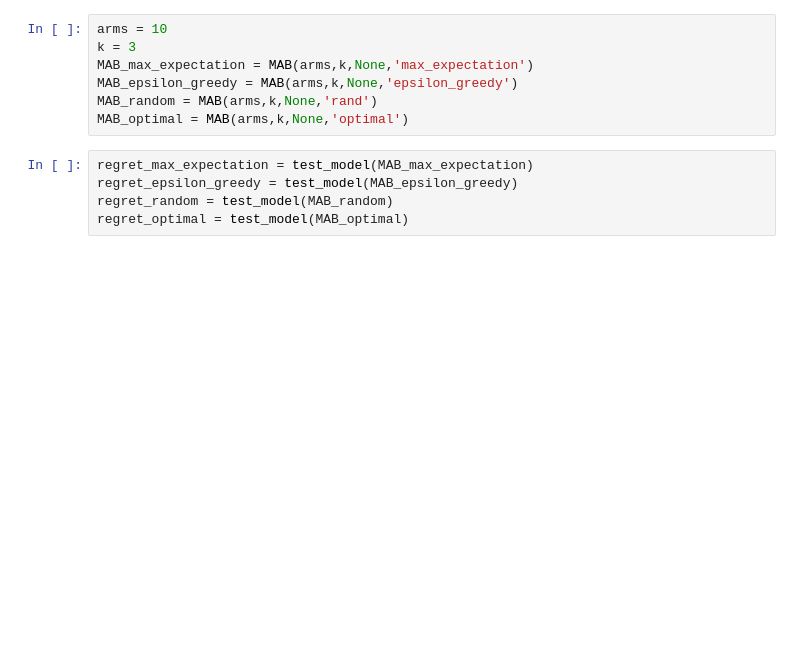
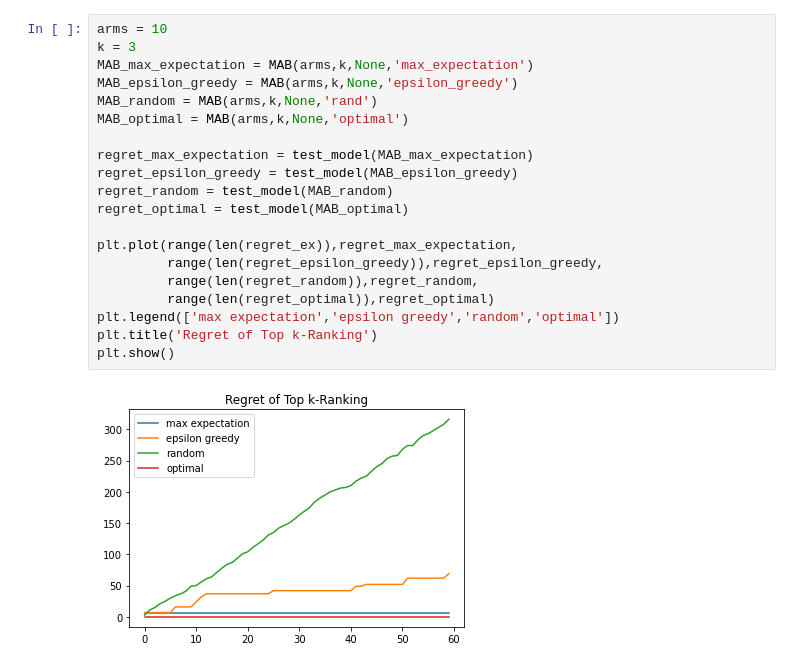
Before and after one commit to nestor-sun/deep_contextual_bandits, a Jupyter notebook: ranking/Ranking.ipynb, the cells around one changed output. Cells and saved outputs as stored; diff of their text form; blank space fills up the shorter version.

```diff
--- a/ranking/Ranking.ipynb
+++ b/ranking/Ranking.ipynb
@@ -131,13 +189,23 @@ def test_model(MAB):
 # %%
 arms = 10
 k = 3
 MAB_max_expectation = MAB(arms,k,None,'max_expectation')
 MAB_epsilon_greedy = MAB(arms,k,None,'epsilon_greedy')
 MAB_random = MAB(arms,k,None,'rand')
 MAB_optimal = MAB(arms,k,None,'optimal')
+
+regret_max_expectation = test_model(MAB_max_expectation)
+regret_epsilon_greedy = test_model(MAB_epsilon_greedy)
+regret_random = test_model(MAB_random)
+regret_optimal = test_model(MAB_optimal)
+
+plt.plot(range(len(regret_ex)),regret_max_expectation,
+         range(len(regret_epsilon_greedy)),regret_epsilon_greedy,
+         range(len(regret_random)),regret_random,
+         range(len(regret_optimal)),regret_optimal)
+plt.legend(['max expectation','epsilon greedy','random','optimal'])
+plt.title('Regret of Top k-Ranking')
+plt.show()
+# %% [output]
+[figure, added]
-# %%
-regret_max_expectation = test_model(MAB_max_expectation)
-regret_epsilon_greedy = test_model(MAB_epsilon_greedy)
-regret_random = test_model(MAB_random)
-regret_optimal = test_model(MAB_optimal)
 # %%
```
Also changed, not shown: parts of 4 cells of this notebook.
